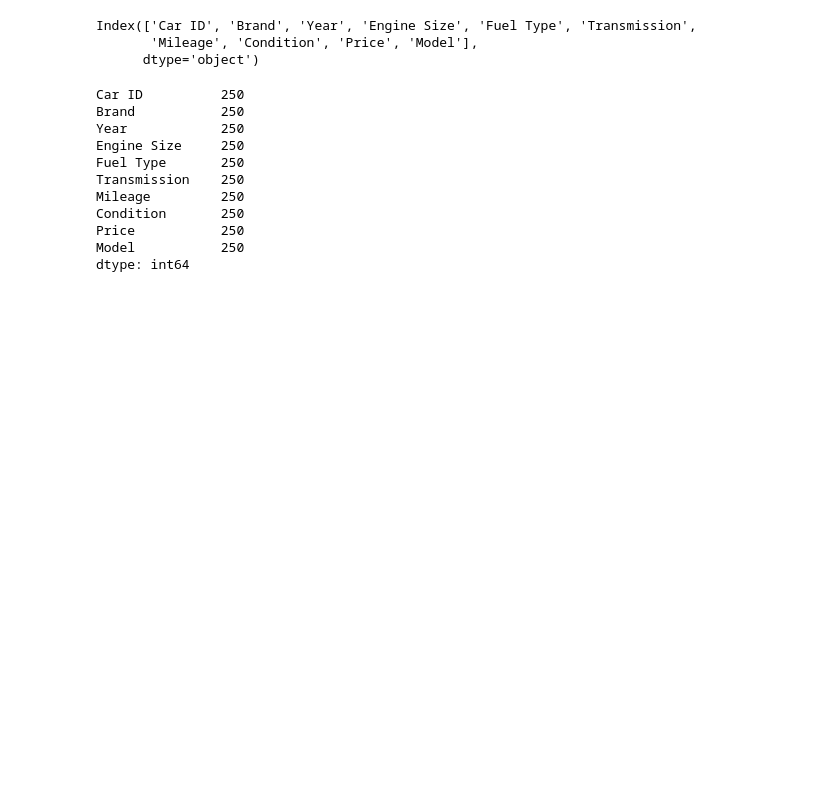
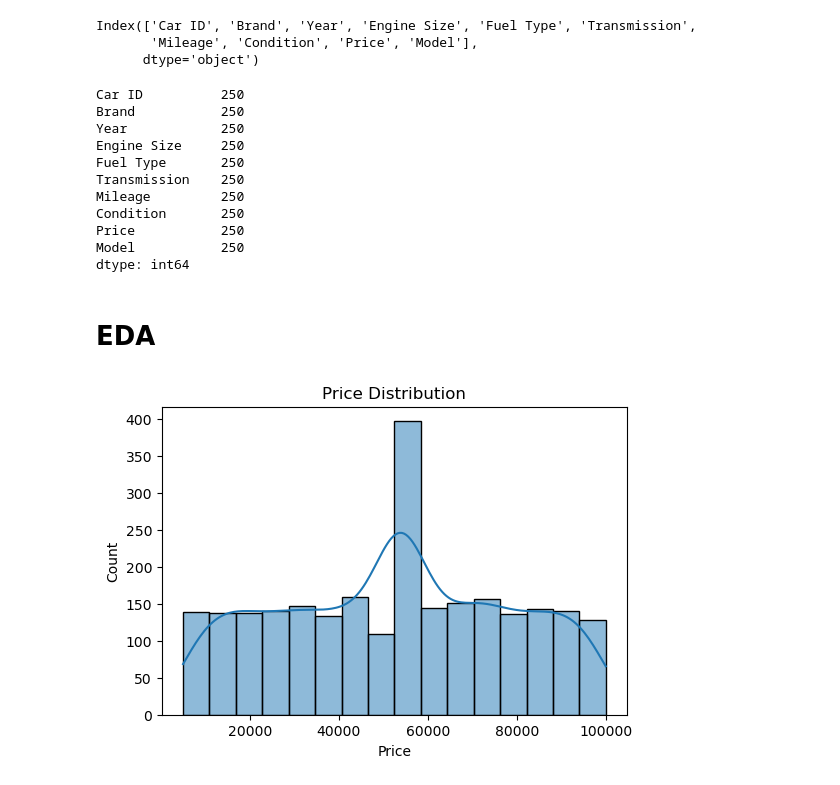
Before and after one commit to gyana10/ML_projects, a Jupyter notebook: Hyper_parameter_tuning/Random_Forest.ipynb, the cells around one changed output. Cells and saved outputs as stored; diff of their text form; code cells hidden in the pictures; blank space fills up the shorter version.

```diff
--- a/Hyper_parameter_tuning/Random_Forest.ipynb
+++ b/Hyper_parameter_tuning/Random_Forest.ipynb
@@ -76,3 +76,12 @@ for col in df.select_dtypes(include=np.number):
 
 for col in df.select_dtypes(include='object'):
     df[col] = df[col].fillna(df[col].mode()[0])
+# %% [markdown]
+# EDA
+# %%
+plt.figure(figsize=(6,4))
+sns.histplot(df['Price'], kde=True)
+plt.title("Price Distribution")
+plt.show()
+# %% [output]
+[figure, added]
```
